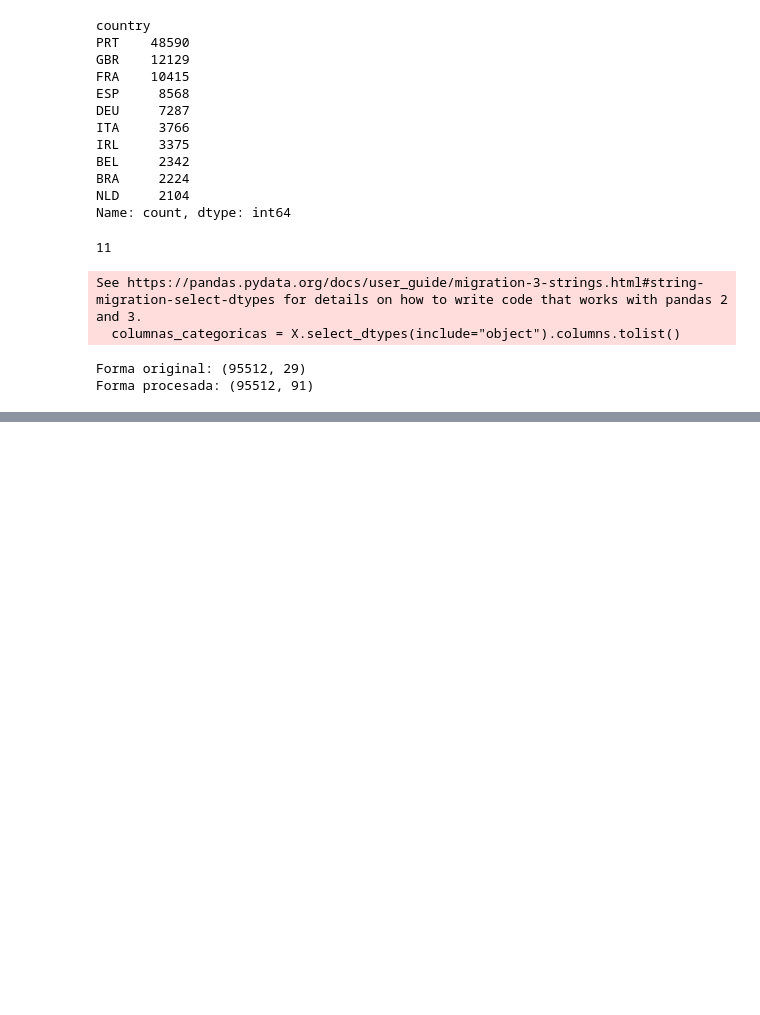
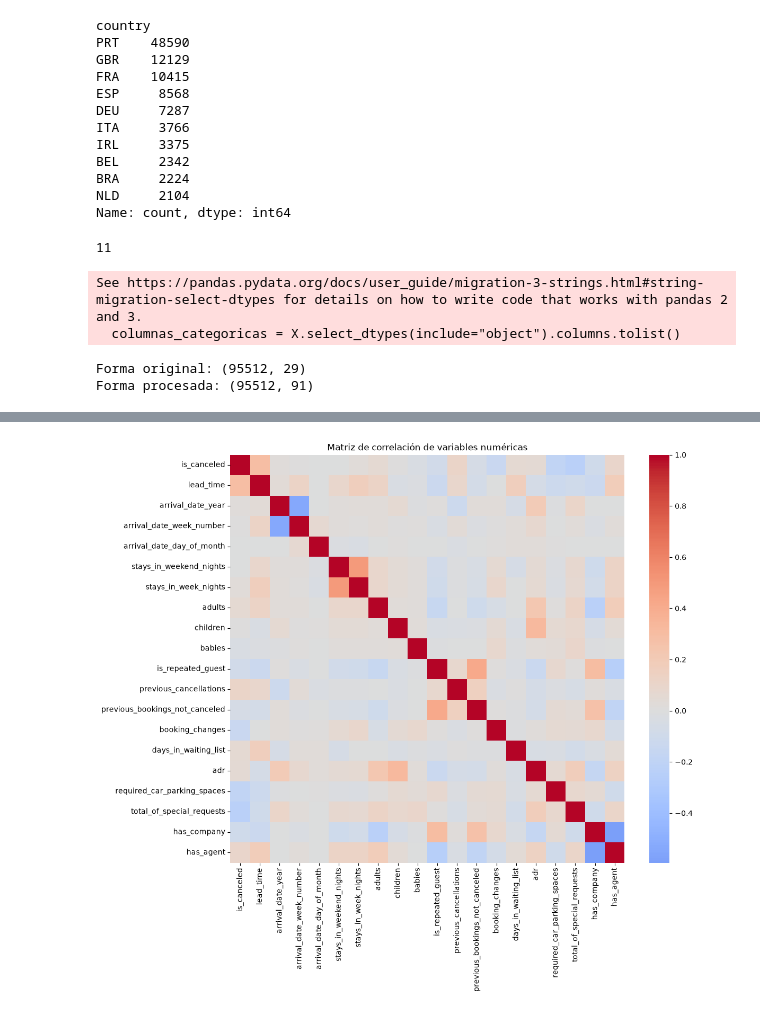
Before and after one commit to AdrianOropeza/pontia-ml, a Jupyter notebook: notebooks/eda_inicial.ipynb, the cells around one changed output, grey strips where cells are left out. Cells and saved outputs as stored; diff of their text form; code cells hidden in the pictures; blank space fills up the shorter version.

```diff
--- a/notebooks/eda_inicial.ipynb
+++ b/notebooks/eda_inicial.ipynb
@@ -224,0 +249,8 @@ print("Test procesado:", X_test_procesado.shape)
+# %%
+plt.figure(figsize=(12, 10))
+correlaciones = df.select_dtypes(include="number").corr()
+sns.heatmap(correlaciones, cmap="coolwarm", center=0)
+plt.title("Matriz de correlación de variables numéricas")
+plt.show()
+# %% [output]
+[figure, added]
```
Also changed, not shown: parts of 6 cells of this notebook, 2 other files.
